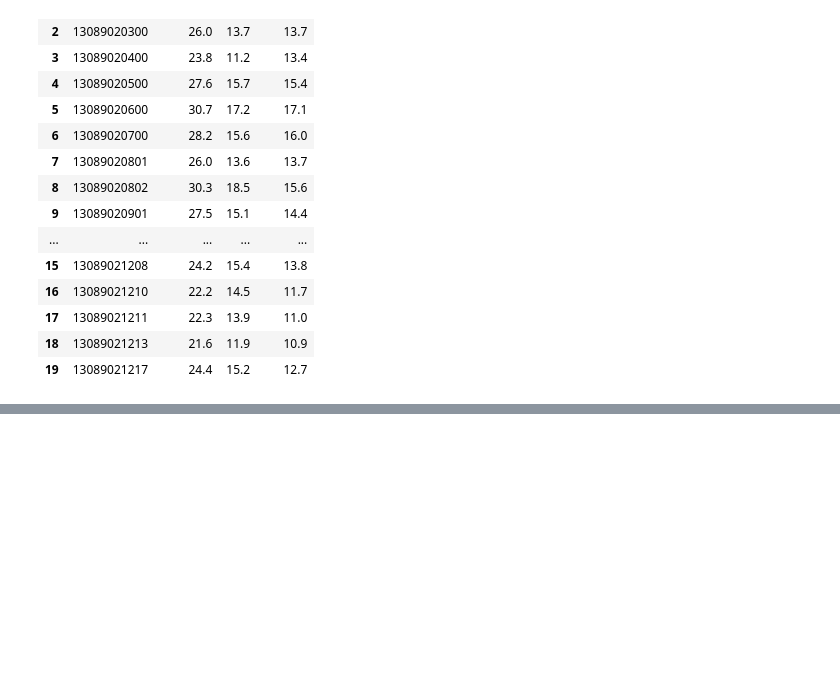
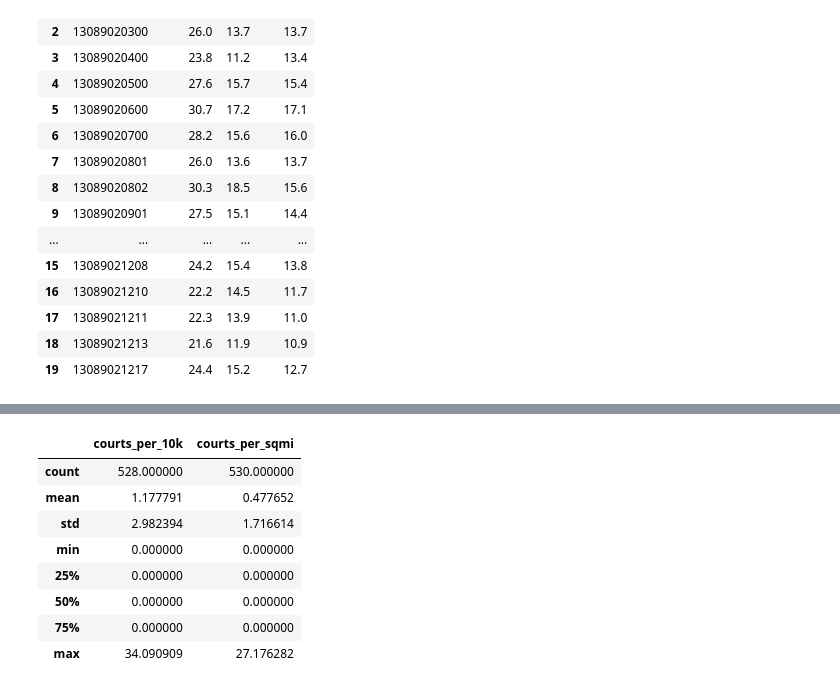
Before and after one commit to Medha-Subramaniyan/hoop-deserts-atl, a Jupyter notebook: notebooks/loading.ipynb, the cells around one changed output, grey strips where cells are left out. Drawn from its saved outputs; the diff is of its cells as text; code cells hidden in the pictures; blank space fills up the shorter version.

```diff
--- a/notebooks/loading.ipynb
+++ b/notebooks/loading.ipynb
@@ -565,0 +719,20 @@ health_wide[['GEOID', 'OBESITY', 'LPA', 'MHLTH']].head(20)
+# %%
+# ALAND is land area in square meters (TIGER). 2,589,988 m² = 1 sq mile.
+analysis['area_sqmi'] = analysis.ALAND / 2_589_988
+analysis['courts_per_sqmi'] = np.where(
+    analysis.area_sqmi > 0,
+    analysis.court_count / analysis.area_sqmi,
+    np.nan,
+)
+
+analysis[['courts_per_10k', 'courts_per_sqmi']].describe()
+# %% [output]
+|  | courts_per_10k | courts_per_sqmi |
+| count | 528.000000 | 530.000000 |
+| mean | 1.177791 | 0.477652 |
+| std | 2.982394 | 1.716614 |
+| min | 0.000000 | 0.000000 |
+| 25% | 0.000000 | 0.000000 |
+| 50% | 0.000000 | 0.000000 |
+| 75% | 0.000000 | 0.000000 |
+| max | 34.090909 | 27.176282 |
```
Also changed, not shown: parts of 27 cells of this notebook.
